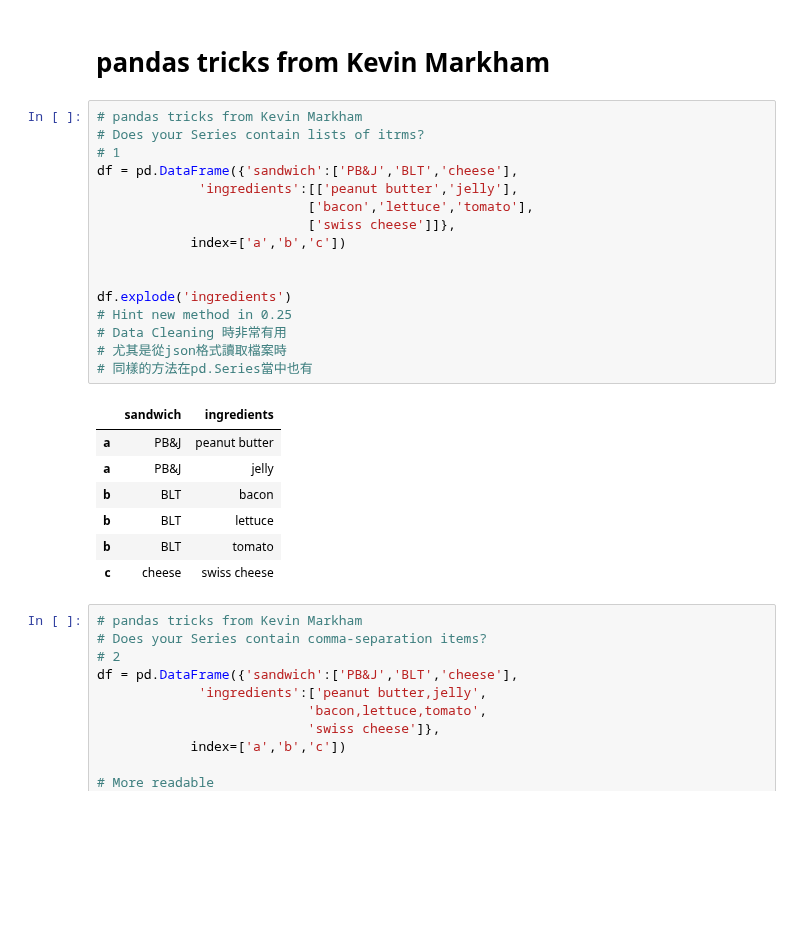
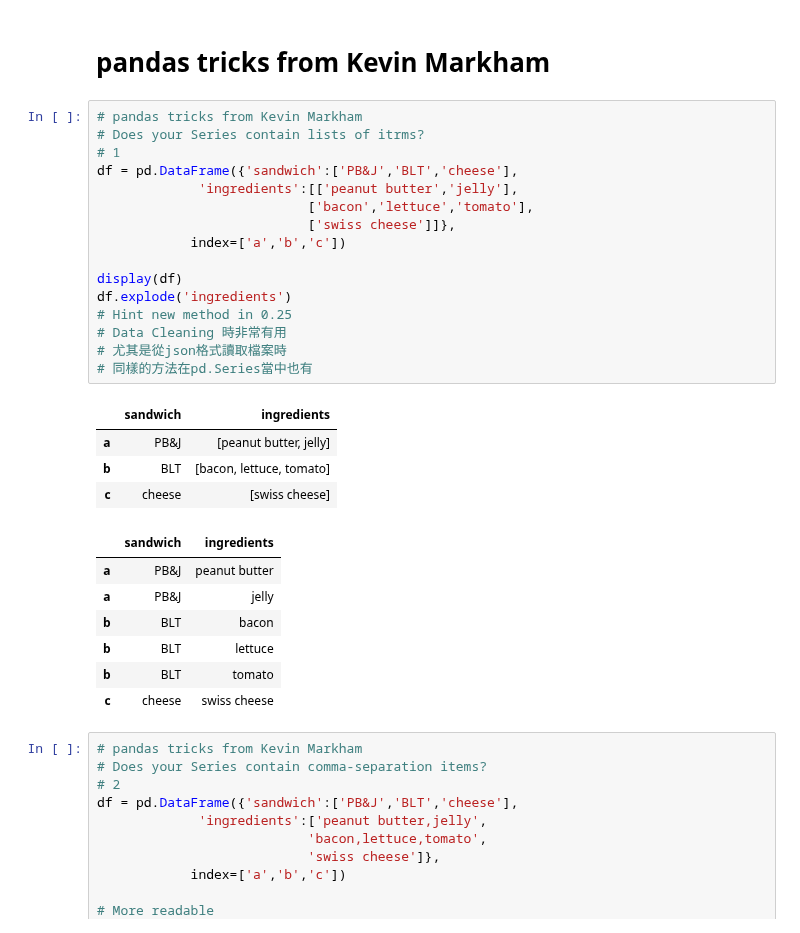
Before and after one commit to YLTsai0609/pandas_101, a Jupyter notebook: Solution.ipynb, the cells around one changed output. Cells and saved outputs as stored; diff of their text form; blank space fills up the shorter version.

```diff
--- a/Solution.ipynb
+++ b/Solution.ipynb
@@ -1661,27 +1675,31 @@ get_tidy_df(s)
 # %%
 # pandas tricks from Kevin Markham
 # Does your Series contain lists of itrms?
 # 1
 df = pd.DataFrame({'sandwich':['PB&J','BLT','cheese'],
              'ingredients':[['peanut butter','jelly'],
                            ['bacon','lettuce','tomato'],
                            ['swiss cheese']]},
             index=['a','b','c'])
 
-
+display(df)
 df.explode('ingredients')
 # Hint new method in 0.25
 # Data Cleaning 時非常有用
 # 尤其是從json格式讀取檔案時
 # 同樣的方法在pd.Series當中也有
 # %% [output]
 |  | sandwich | ingredients |
-| a | PB&J | peanut butter |
-| a | PB&J | jelly |
-| b | BLT | bacon |
-| b | BLT | lettuce |
-| b | BLT | tomato |
-| c | cheese | swiss cheese |
+| a | PB&J | [peanut butter, jelly] |
+| b | BLT | [bacon, lettuce, tomato] |
+| c | cheese | [swiss cheese] |
+|  | sandwich | ingredients |
+| a | PB&J | peanut butter |
+| a | PB&J | jelly |
+| b | BLT | bacon |
+| b | BLT | lettuce |
+| b | BLT | tomato |
+| c | cheese | swiss cheese |
 # %%
 # pandas tricks from Kevin Markham
 # Does your Series contain comma-separation items?
```
Also changed, not shown: parts of 38 cells of this notebook, 12 other files.
